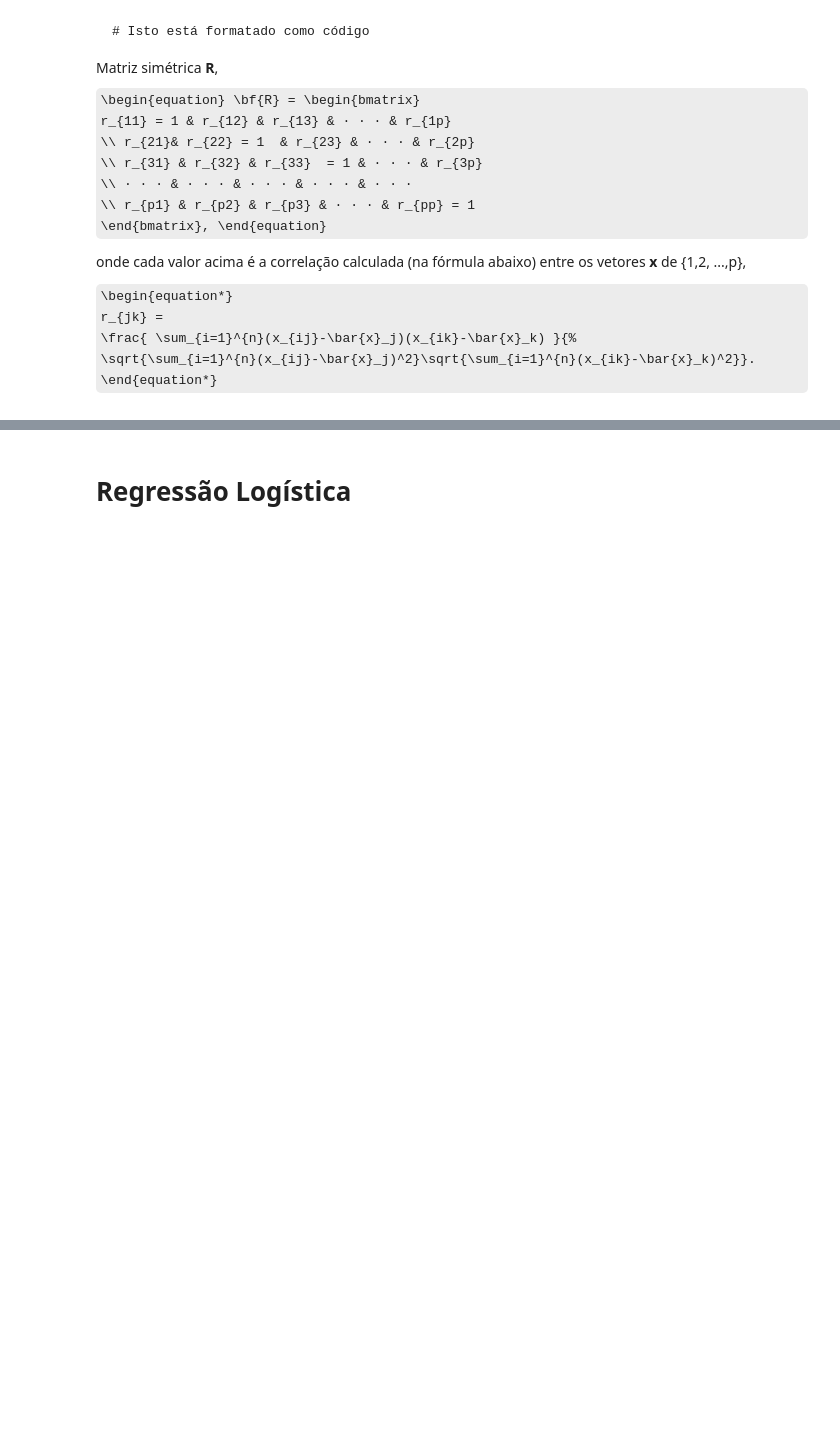
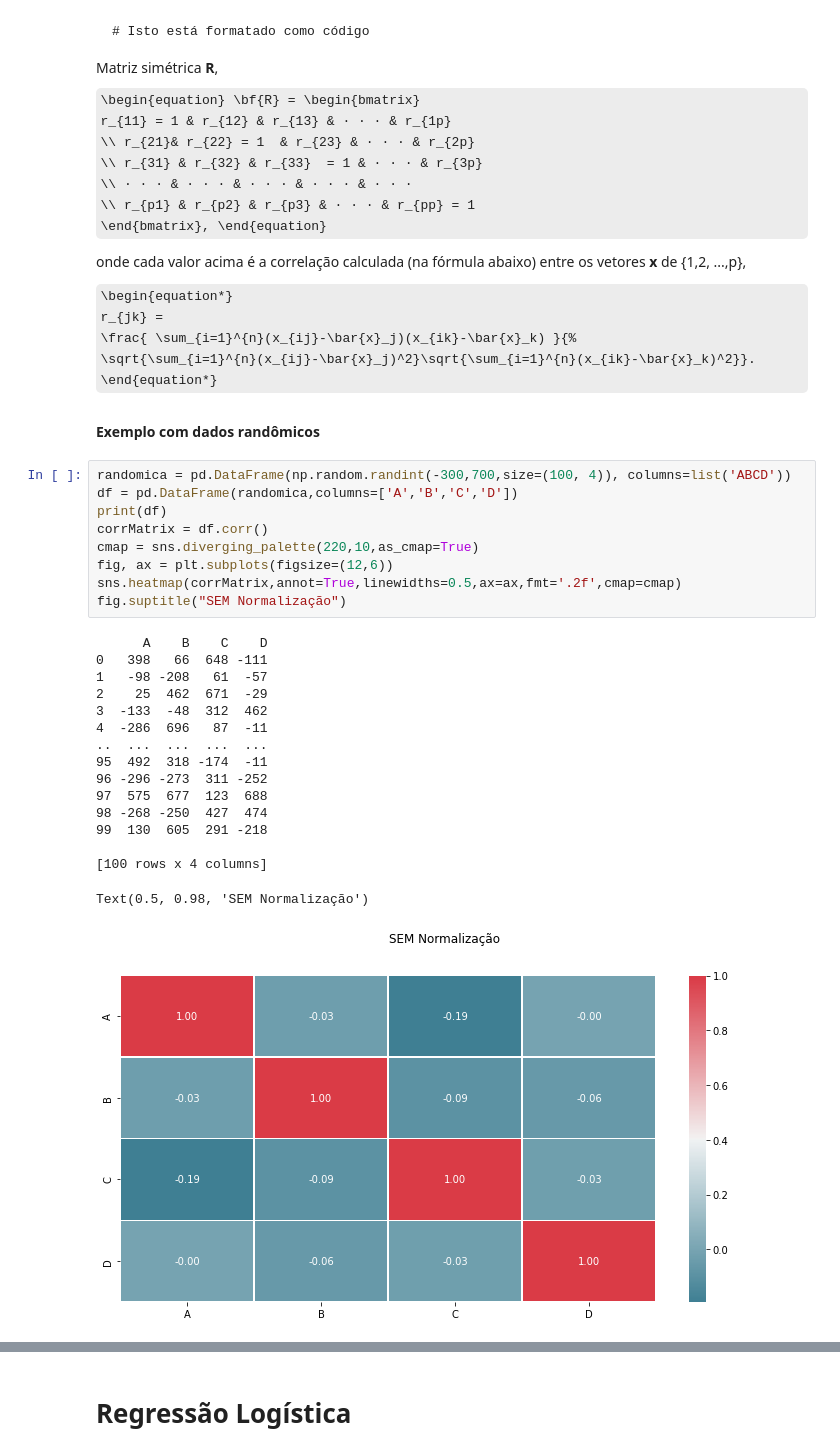
Before and after one commit to luizleroy/predictive_analytics, a Jupyter notebook: new.ipynb, the cells around one changed output, grey strips where cells are left out. Cells and saved outputs as stored; diff of their text form; some formulas as TeX source; blank space fills up the shorter version.

```diff
--- a/new.ipynb
+++ b/new.ipynb
@@ -166,3 +166,31 @@ onde cada valor acima é a correlação calculada (na fórmula abaixo) entre os
   \frac{ \sum_{i=1}^{n}(x_{ij}-\bar{x}_j)(x_{ik}-\bar{x}_k) }{%
         \sqrt{\sum_{i=1}^{n}(x_{ij}-\bar{x}_j)^2}\sqrt{\sum_{i=1}^{n}(x_{ik}-\bar{x}_k)^2}}.
 \end{equation*}
+# %% [markdown]
+**Exemplo com dados randômicos**
+# %%
+randomica = pd.DataFrame(np.random.randint(-300,700,size=(100, 4)), columns=list('ABCD'))
+df = pd.DataFrame(randomica,columns=['A','B','C','D'])
+print(df)
+corrMatrix = df.corr()
+cmap = sns.diverging_palette(220,10,as_cmap=True)
+fig, ax = plt.subplots(figsize=(12,6))
+sns.heatmap(corrMatrix,annot=True,linewidths=0.5,ax=ax,fmt='.2f',cmap=cmap)
+fig.suptitle("SEM Normalização")
+# %% [output]
+      A    B    C    D
+0   398   66  648 -111
+1   -98 -208   61  -57
+2    25  462  671  -29
+3  -133  -48  312  462
+4  -286  696   87  -11
+..  ...  ...  ...  ...
+95  492  318 -174  -11
+96 -296 -273  311 -252
+97  575  677  123  688
+98 -268 -250  427  474
+99  130  605  291 -218
+
+[100 rows x 4 columns]
+Text(0.5, 0.98, 'SEM Normalização')
+[figure, added]
```
Also changed, not shown: parts of 8 cells of this notebook.
